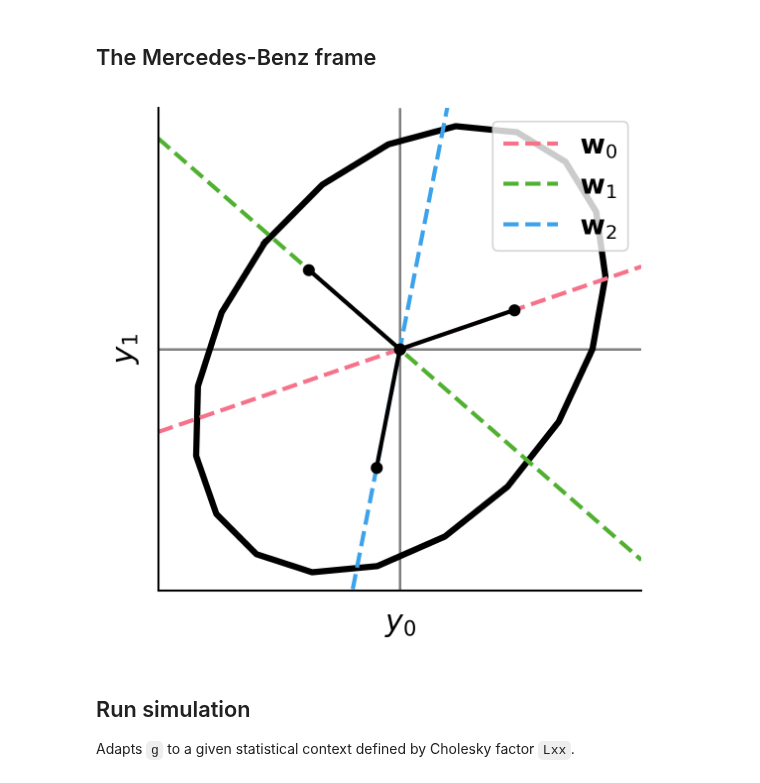
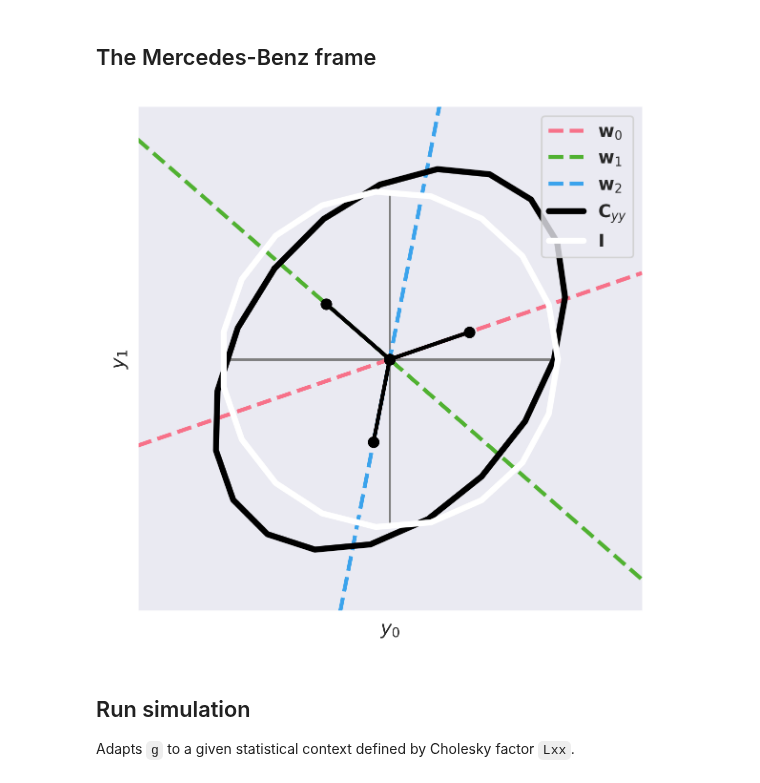
Before and after one commit to lyndond/frame_whitening, a Jupyter notebook: figures/_old_schematic.ipynb, the cells around one changed output. Saved outputs shown, nothing was run; the diff lists cells and outputs as text; code cells hidden in the pictures.

```diff
--- a/figures/_old_schematic.ipynb
+++ b/figures/_old_schematic.ipynb
@@ -20,36 +20,40 @@ print(os.getcwd())
 # %%
 np.random.seed(69)
 C, _ = fw.randcov2()
+C *= 1.5
+I = np.eye(2)
 W = fw.get_mercedes_frame(jitter=True)
 
-with sns.plotting_context("paper", font_scale=1.5):
+MAX = 3
+with sns.plotting_context("paper", font_scale=1), sns.axes_style("dark"):
     fig_frame, ax = plt.subplots(1, 1, dpi=300)
     ax.hlines(0, -2, 2, "grey")
     ax.vlines(0, -2, 2, "grey")
-    fwplt.plot_ellipse(C, linewidth=3, ax=ax, color="k")
 
-    x = np.linspace(-2, 2, 10)
+    x = np.linspace(-MAX, MAX, 10)
     cols = sns.color_palette("husl", n_colors=3)
     for i in range(3):
         ax.plot(
             x,
             (W[1, i] / W[0, i]) * x,
             "--",
             color=cols[i],
             linewidth=2,
             label=r"${\bf w}" + f"_{i}$",
         )
+    fwplt.plot_frame2d(W, ax=ax)
+    fwplt.plot_ellipse(C, linewidth=3, ax=ax, color="k", label=r'${\bf C}_{yy}$')
+    fwplt.plot_ellipse(I, linewidth=3, ax=ax, color="w", label=r'${\bf I}$')
 
-    fwplt.plot_frame2d(W, ax=ax)
     ax.axis("square")
-    ax.axis((-2, 2, -2, 2))
+    ax.axis((-MAX, MAX, -MAX, MAX))
     ax.set(xlabel="$y_0$", ylabel="$y_1$", xticks=[], yticks=[])
 
     plt.legend()
     fig_frame.tight_layout()
     sns.despine()
 # %% [output]
-[figure, old version]
+[figure, new version]
 # %%
 fig_frame.savefig("figures/frame_schematic.png", transparent=True, bbox_inches="tight")
 # %% [markdown]
```
